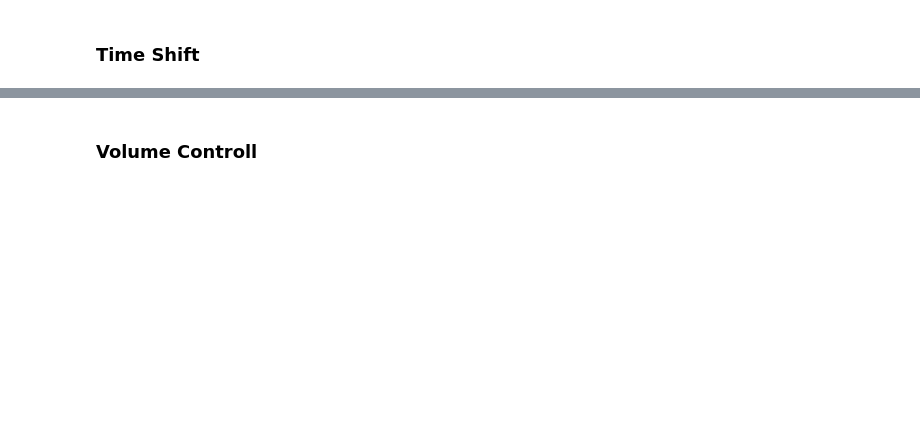
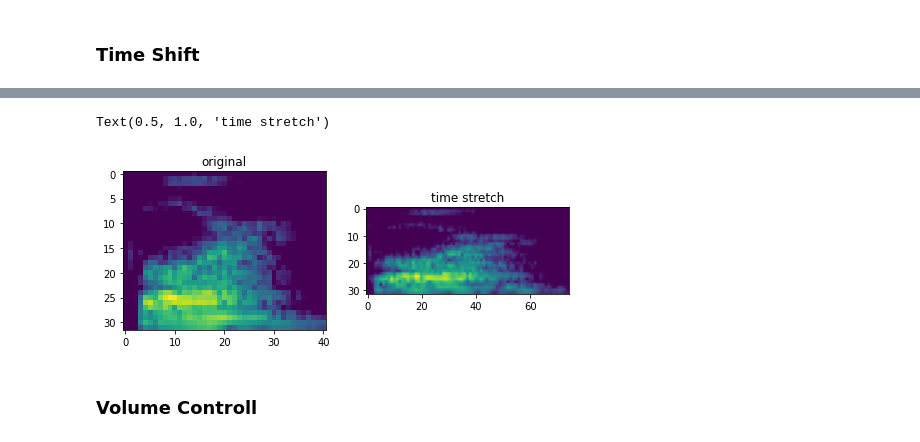
Before and after one commit to shin04/B4Lecture-2021, a Jupyter notebook: ex_9/kajiwara/notebooks/EDA.ipynb, the cells around one changed output, grey strips where cells are left out. Saved outputs shown, nothing was run; the diff lists cells and outputs as text; code cells hidden in the pictures; blank space fills up the shorter version.

```diff
--- a/ex_9/kajiwara/notebooks/EDA.ipynb
+++ b/ex_9/kajiwara/notebooks/EDA.ipynb
@@ -767,3 +744,20 @@ plt.imshow(feature)
+# %%
+plt.figure(figsize=(8, 8))
+
+plt.subplot(1,2,1)
+feature = mel_spec(y, sr, int(sr*0.025), int(win_size*0.5), 32)
+feature = np.float32(feature)
+plt.imshow(feature)
+plt.title('original')
+
+plt.subplot(1,2,2)
+feature = mel_spec(y_augmented, sr, int(sr*0.025), int(win_size*0.5), 32)
+feature = np.float32(feature)
+plt.imshow(feature)
+plt.title('time stretch')
+# %% [output]
+Text(0.5, 1.0, 'time stretch')
+[figure, new version]
 # %% [markdown]
 ### Volume Controll
 # %%
```
Also changed, not shown: parts of 29 cells of this notebook, 3 other files.
